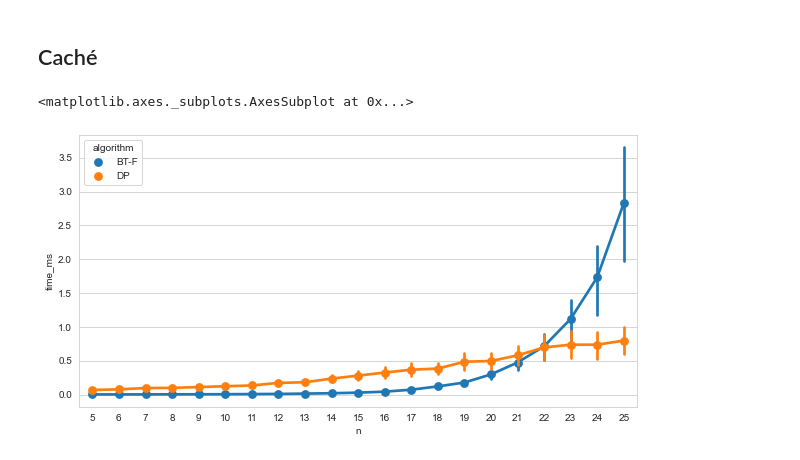
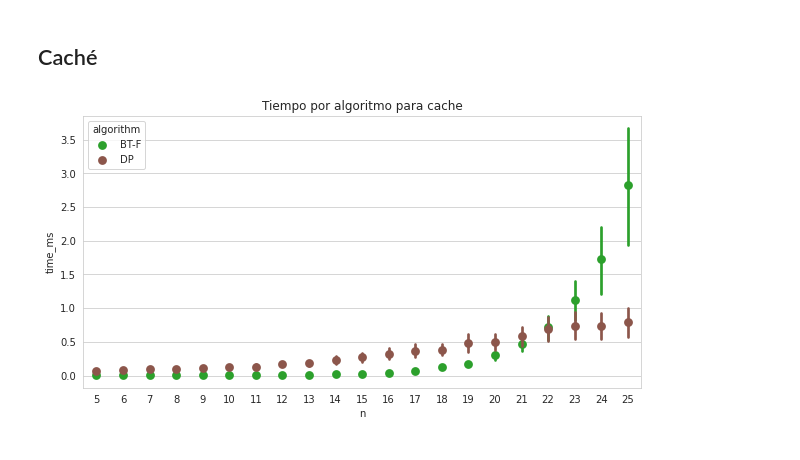
Before and after one commit to mnPanic/algo3-tp1, a Jupyter notebook: jupyter/analisis.ipynb, the cells around one changed output. Drawn from its saved outputs; the diff is of its cells as text; code cells hidden in the pictures.

```diff
--- a/jupyter/analisis.ipynb
+++ b/jupyter/analisis.ipynb
@@ -12,4 +48,5 @@ from typing import Dict
 # %%
 # Leemos los resultados para luego analizar cada dataset/experimento
 sns.set_style("whitegrid")
-df_results = pd.read_csv("resultados.csv")
+df_results = pd.read_csv("resultados_old.csv")
+df_results = generate_attrs(df_results)
@@ -40,0 +53,8 @@ def correlacion_pearson(data_frame, columna1, columna2):
+# %%
+ALGORITHMS = ["FB", "BT", "BT-F", "BT-O-G", "BT-O-C", "DP"]
+DATASETS = ["control", "grupos", "low-M", "complejidad-DP", "one-to-rule", "identicos", "cache"]
+colorpalette = sns.color_palette("tab10")
+PALETTE = {a:c for a,c in zip(ALGORITHMS, colorpalette)}
+DATALETTE = {d:c for d, c in zip(DATASETS, colorpalette)}
+
+FIGSIZE = (10,5)
@@ -250,9 +298,10 @@ sns.boxplot(data=df_grupos_25.sort_values("grupos"), x="grupos", y="time_ms")
 # %% [markdown]
 ## Caché
 # %%
-df_cache = generate_attrs(df_results[(df_results["dataset"] == "cache")])
-plt.subplots(figsize=(10,5))
-sns.pointplot(data=df_cache, x="n", y="time_ms", hue="algorithm")
+df_cache = df_results[(df_results["dataset"] == "cache")]
+plt.subplots(figsize=FIGSIZE)
+fig = sns.pointplot(data=df_cache, x="n", y="time_ms", hue="algorithm", join=False, palette=PALETTE)
+fig.set_title("Tiempo por algoritmo para cache")
+plt.savefig("img/cache-comp.svg");
 # %% [output]
-<matplotlib.axes._subplots.AxesSubplot at 0x...>
-[figure, old version]
+[figure, new version]
```
Also changed, not shown: parts of 60 cells of this notebook, 33 other files.
